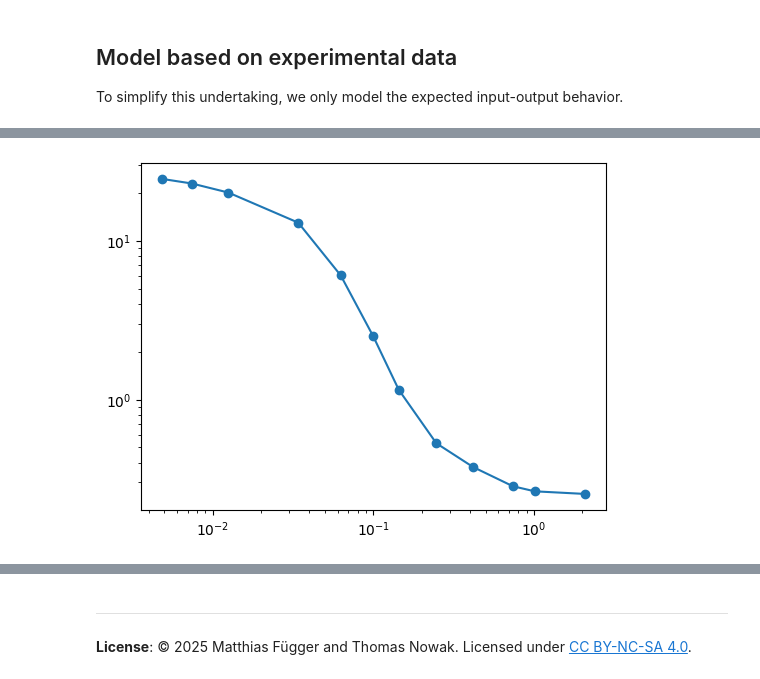
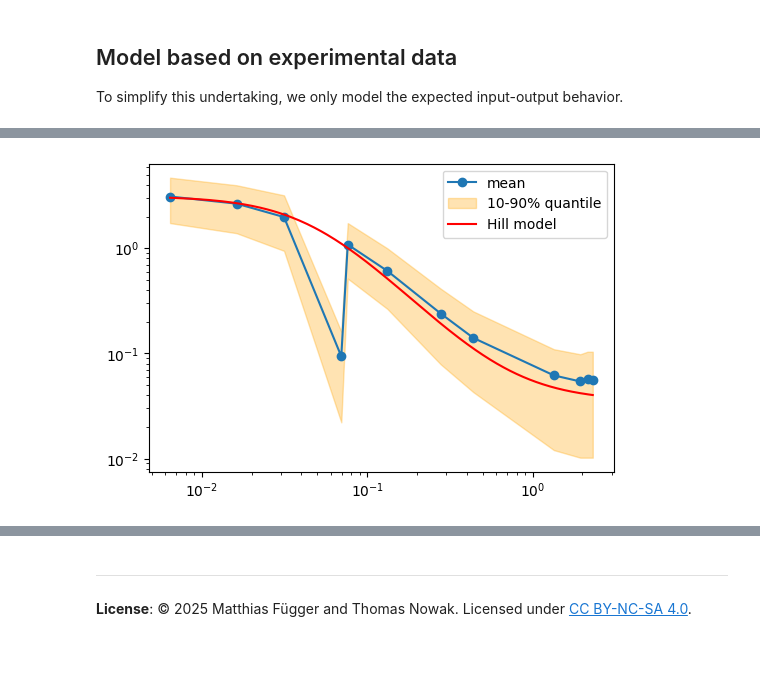
Before and after one commit to BioDisCo/computational_bioengineering, a Jupyter notebook: ps_gates/notes.ipynb, the cells around one changed output, grey strips where cells are left out. Drawn from its saved outputs; the diff is of its cells as text; code cells hidden in the pictures; blank space fills up the shorter version.

Commit message:
updates to gate session

```diff
--- a/ps_gates/notes.ipynb
+++ b/ps_gates/notes.ipynb
@@ -312,8 +361,11 @@ Let's plot the response distribution for 3 inputs to such a component and to be
 # %%
-component = functions_lib[40]  # change to see other components: e.g. 30 for 'L1_LitR'
+gate_cytometry_name = f"{gate_name}_cytometry"
+gate_cytometry = [f for f in functions_lib if f["name"] == gate_cytometry_name][0]
 
-name = component['name']
-measurements = component['table']
+pprint(gate_cytometry)
+
+name = gate_cytometry['name']
+measurements = gate_cytometry['table']
 
 plt.figure(figsize=figsize)
 plt.title(name)
@@ -387,25 +412,65 @@ beta: 1.0
 
 To simplify this undertaking, we only model the expected input-output behavior.
 # %%
-# compute the mean
-x = []
-y = []
+from scipy.stats import rv_discrete
+
+x_vals = []
+means = []
+q10 = []
+q90 = []
+
 for d in measurements:
-    x += [ d['x'] ]
-    y += [ np.average(d['bin'], weights=d['output']) ]
+    x = d['x']
+    vals = np.array(d['bin'], dtype=float)
+    probs = np.array(d['output'], dtype=float)
 
-plt.figure(figsize=figsize)
-plt.loglog(x,y,'o-')
+    # Normalize probabilities
+    probs = probs / probs.sum()
 
-# let's create a function from it that we can use
-# we go for linear interpolation
-# and enable extrapolation to be able to use it for values
-# outside of the given data range
-Hill_measured = interp1d(x,y, fill_value='extrapolate')
+    # Create a discrete random variable
+    dist = rv_discrete(values=(vals, probs))
 
-# and show it
-plt.figure(figsize=figsize)
-x_new = np.linspace(0,2,100)
-plt.loglog(x_new, Hill_measured(x_new), 'g-')
-plt.loglog(x, y, 'o')
+    # Compute mean and quantiles
+    mean = dist.mean()
+    q10_val = dist.ppf(0.1)
+    q90_val = dist.ppf(0.9)
+
+    x_vals.append(x)
+    means.append(mean)
+    q10.append(q10_val)
+    q90.append(q90_val)
+
+
+x_vals = np.array(x_vals)
+means = np.array(means)
+q10 = np.array(q10)
+q90 = np.array(q90)
+
+# Get sorting indices
+sort_idx = np.argsort(x_vals)
+
+# Apply sorting to all arrays
+x_vals = x_vals[sort_idx]
+means = means[sort_idx]
+q10 = q10[sort_idx]
+q90 = q90[sort_idx]
+
+
+plt.figure(figsize=(6,4))
+
+# Plot mean as a line
+plt.plot(x_vals, means, marker='o', label='mean')
+
+# Fill between 10% and 90% quantiles
+plt.fill_between(x_vals, q10, q90, color='orange', alpha=0.3, label='10-90% quantile')
+
+# Set log-log scale
+plt.xscale('log')
+plt.yscale('log')
+
+# also add the deterministic Hill approximation
+x = np.linspace(x_vals[0], x_vals[-1], 1000)
+plt.plot(x, inv(x), 'red', label = 'Hill model')
+
+plt.legend()
 # %% [output]
@@ -413 +478 @@ plt.loglog(x, y, 'o')
-[figure, old version]
+[figure, new version]
```
Also changed, not shown: parts of 22 cells of this notebook, 4 other files.
